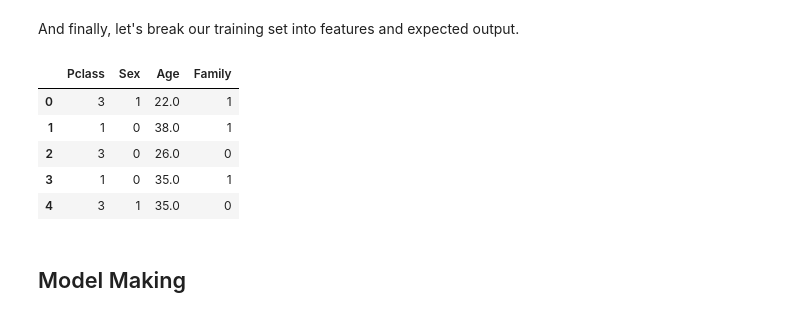
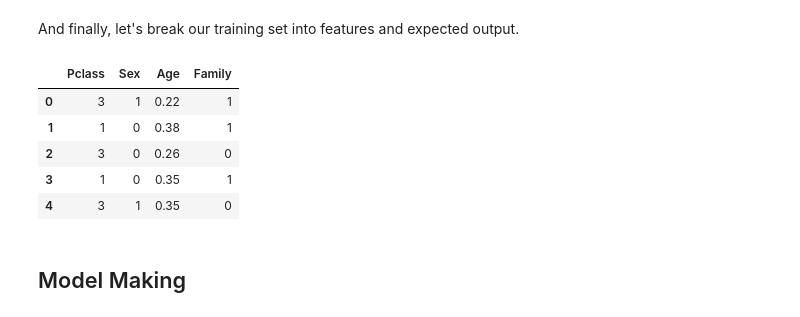
Before and after one commit to datamathur/Titanic_DataSet, a Jupyter notebook: nn_classifier.ipynb, the cells around one changed output. Saved outputs shown, nothing was run; the diff lists cells and outputs as text; code cells hidden in the pictures.

```diff
--- a/nn_classifier.ipynb
+++ b/nn_classifier.ipynb
@@ -161,16 +161,17 @@ train_df.head()
 # %% [markdown]
 And finally, let's break our training set into features and expected output.
 # %%
-train_x = train_df.iloc[:,1:]
-train_y = train_df.iloc[:,0]
+x = train_df.iloc[:,1:]
+y = train_df.iloc[:,0]
+x.Age = x.Age / 100
 # %%
-train_x.head()
+x.head()
 # %% [output]
 |  | Pclass | Sex | Age | Family |
-| 0 | 3 | 1 | 22.0 | 1 |
-| 1 | 1 | 0 | 38.0 | 1 |
-| 2 | 3 | 0 | 26.0 | 0 |
-| 3 | 1 | 0 | 35.0 | 1 |
-| 4 | 3 | 1 | 35.0 | 0 |
+| 0 | 3 | 1 | 0.22 | 1 |
+| 1 | 1 | 0 | 0.38 | 1 |
+| 2 | 3 | 0 | 0.26 | 0 |
+| 3 | 1 | 0 | 0.35 | 1 |
+| 4 | 3 | 1 | 0.35 | 0 |
 # %% [markdown]
 ## Model Making
```
Also changed, not shown: parts of 15 cells of this notebook, 1 other file.
